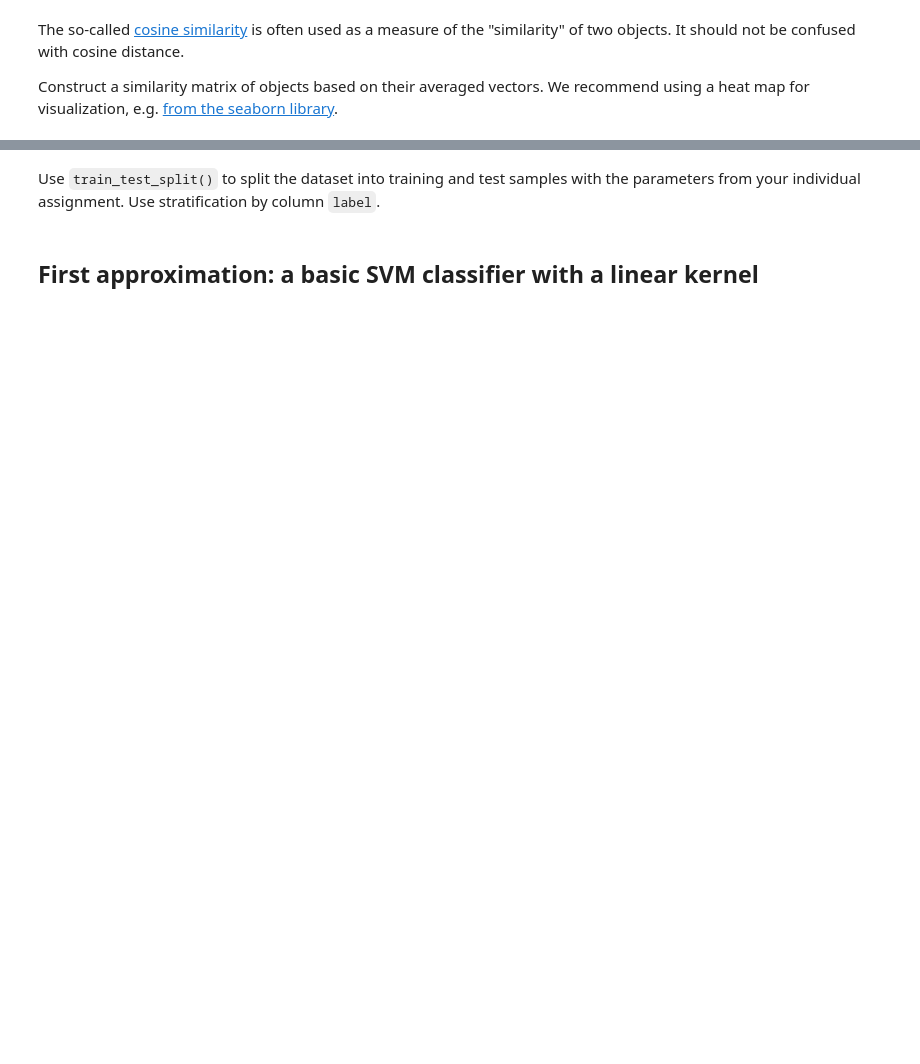
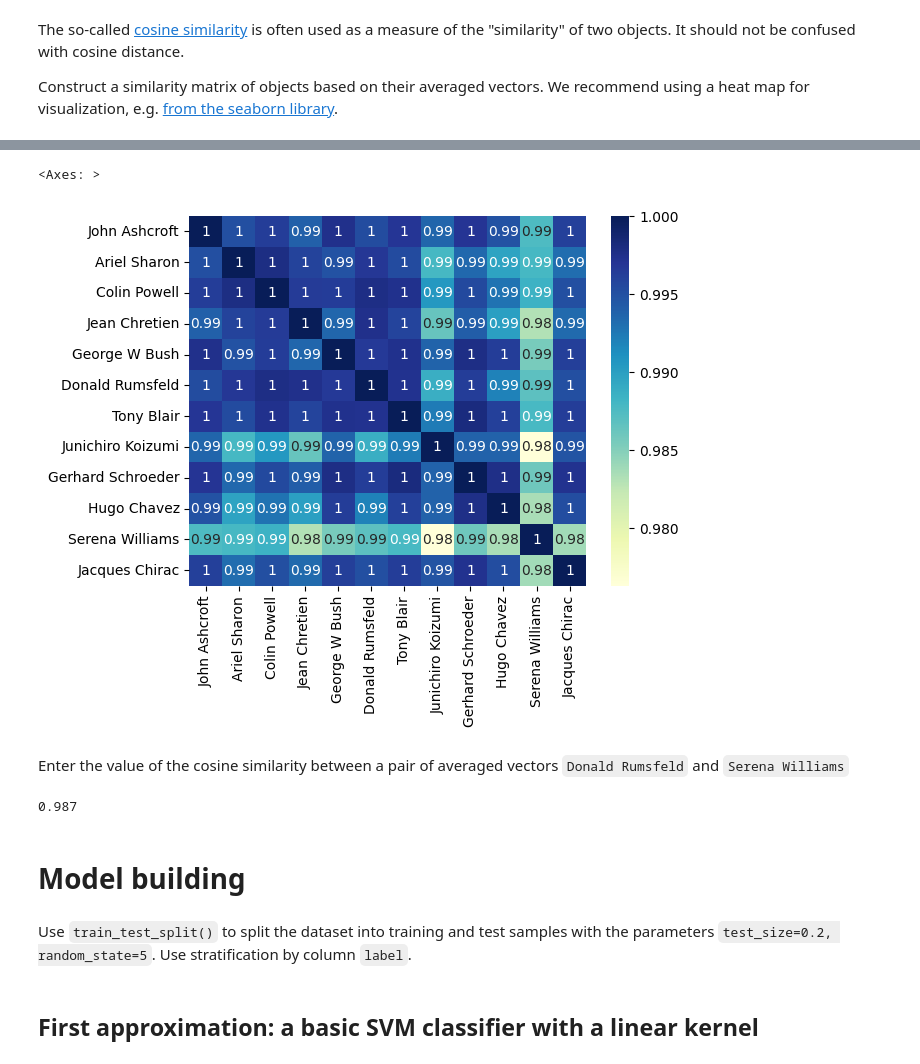
Before and after one commit to tutsilianna/Introduction_to_ML_and_Advanced_ML_Python, a Jupyter notebook: Support Vector Machine (SVM)/Support_Vector_Machine_(SVM)_|_Exercise_6.ipynb, the cells around one changed output, grey strips where cells are left out. Drawn from its saved outputs; the diff is of its cells as text; code cells hidden in the pictures; blank space fills up the shorter version.

```diff
--- a/Support Vector Machine (SVM)/Support_Vector_Machine_(SVM)_|_Exercise_6.ipynb
+++ b/Support Vector Machine (SVM)/Support_Vector_Machine_(SVM)_|_Exercise_6.ipynb
@@ -93,0 +180,4 @@ Determine the cosine similarity for a pair of people from your individual assign
+# %%
+from scipy.spatial.distance import pdist,squareform
+
+matrix = 1/(1+squareform(pdist(data1.T, metric='cosine')))
@@ -94,2 +204,17 @@ Determine the cosine similarity for a pair of people from your individual assign
+# %%
+index = list(data1.columns)
+# %%
+sns.heatmap(matrix, cmap="YlGnBu", annot = True, xticklabels = index, yticklabels = index);
+# %% [output]
+<Axes: >
+[figure, added]
+# %% [markdown]
+Enter the value of the cosine similarity between a pair of averaged vectors `Donald Rumsfeld` and `Serena Williams`
+# %%
+round(matrix[5][10],3)
+# %% [output]
+0.987
+# %% [markdown]
+# Model building
 # %% [markdown]
-Use <code>train_test_split()</code> to split the dataset into training and test samples with the parameters from your individual assignment. Use stratification by column <code>label</code>.
+Use <code>train_test_split()</code> to split the dataset into training and test samples with the parameters `test_size=0.2, random_state=5`. Use stratification by column <code>label</code>.
```
Also changed, not shown: parts of 53 cells of this notebook.
